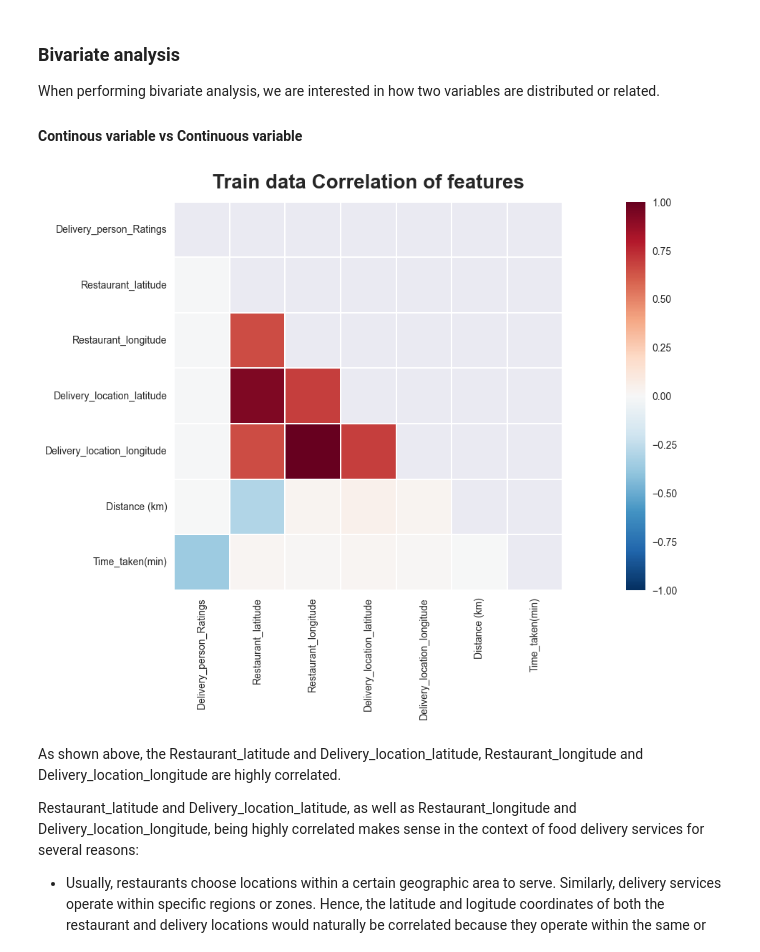
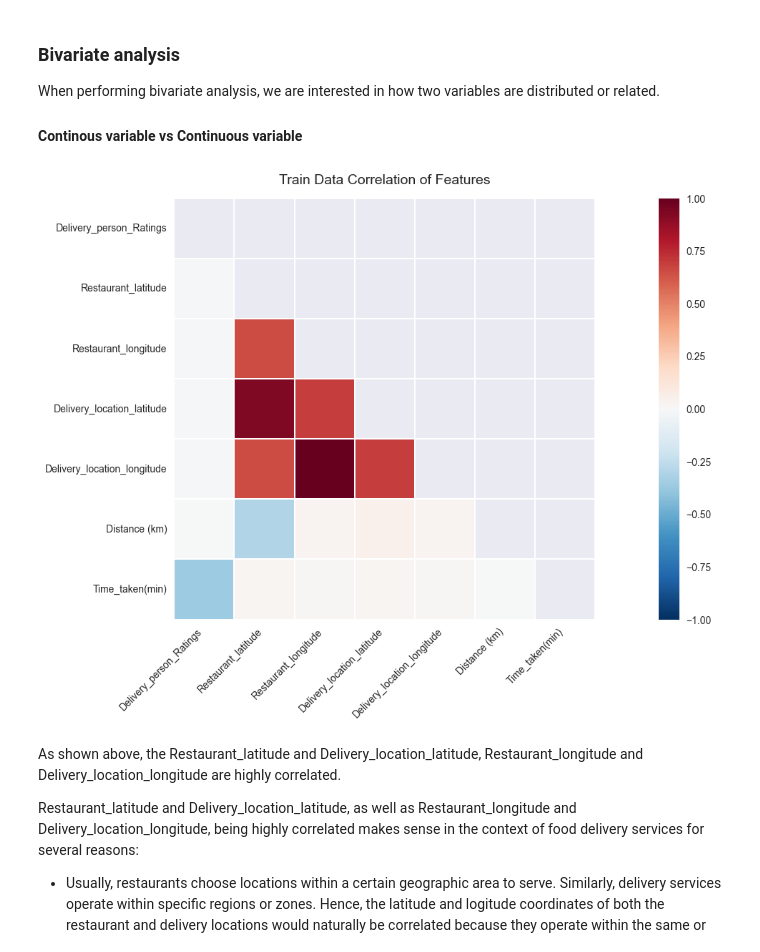
Before and after one commit to songthao1610/Food-Delivery-Time-Prediction, a Jupyter notebook: official_notebook.ipynb, the cells around one changed output. Saved outputs shown, nothing was run; the diff lists cells and outputs as text; code cells hidden in the pictures.

```diff
--- a/official_notebook.ipynb
+++ b/official_notebook.ipynb
@@ -481,24 +501,39 @@ When performing bivariate analysis, we are interested in how two variables are d
 
 #### **Continous variable vs Continuous variable**
 # %%
+def plot_heatmap(df, title):
+    mask = np.zeros_like(df.astype(float).corr())
+    mask[np.triu_indices_from(mask)] = True
 
-def plot_heatmap(df,title):
-  mask = np.zeros_like(df.astype(float).corr())
-  mask[np.triu_indices_from(mask)] =True
-  # set the colormap and figure size
-  colormap = plt.cm.RdBu_r
-  plt.figure(figsize=(18,8))
-  plt.title(f'{title } Correlation of features', fontdict=fontdict(), y= 1.02)
-  #plot the heatmap with the masked diagonal elements
-  plt.grid(False)
-  sns.heatmap(df.astype(float).corr(),linewidths=0.1,
-              vmax=1.0,vmin=-1.0,
-              square=True, cmap=colormap,linecolor='white',
-              annot=False, annot_kws={'size':14, 'weight':'bold'},mask=mask)
-  plt.tight_layout()
-plot_heatmap(df_train[continuous_cols + [target_col]], title='Train data')
+    # Set the colormap and figure size
+    colormap = plt.cm.RdBu_r
+    plt.figure(figsize=(18, 8))
+    plt.title(f'{title} Correlation of Features',
+              fontdict={'fontsize': 14, 'fontweight': 'regular'}, y=1.02)
+
+    # Plot the heatmap with the masked diagonal elements
+    sns.heatmap(df.astype(float).corr(),
+                linewidths=0.1,
+                vmax=1.0, vmin=-1.0,
+                square=True,
+                cmap=colormap,
+                linecolor='white',
+                annot=False,
+                annot_kws={'size': 14, 'weight': 'bold'}, mask=mask)
+
+    # Rotate the x-axis tick labels by 45 degrees
+    plt.xticks(rotation=45, ha='right')  # 'ha' aligns the labels to the right
+    plt.yticks(rotation=0)  # Keep y-ticks horizontal
+
+    plt.tight_layout()
+    plt.grid(False)
+    plt.show()
+
+# Example usage
+plot_heatmap(df_train[continuous_cols + [target_col]],
+             title='Train Data')
 # %% [output]
-[figure, old version]
+[figure, new version]
 # %% [markdown]
 As shown above, the Restaurant_latitude and Delivery_location_latitude, Restaurant_longitude and Delivery_location_longitude are highly correlated.
 
```
Also changed, not shown: parts of 85 cells of this notebook.
